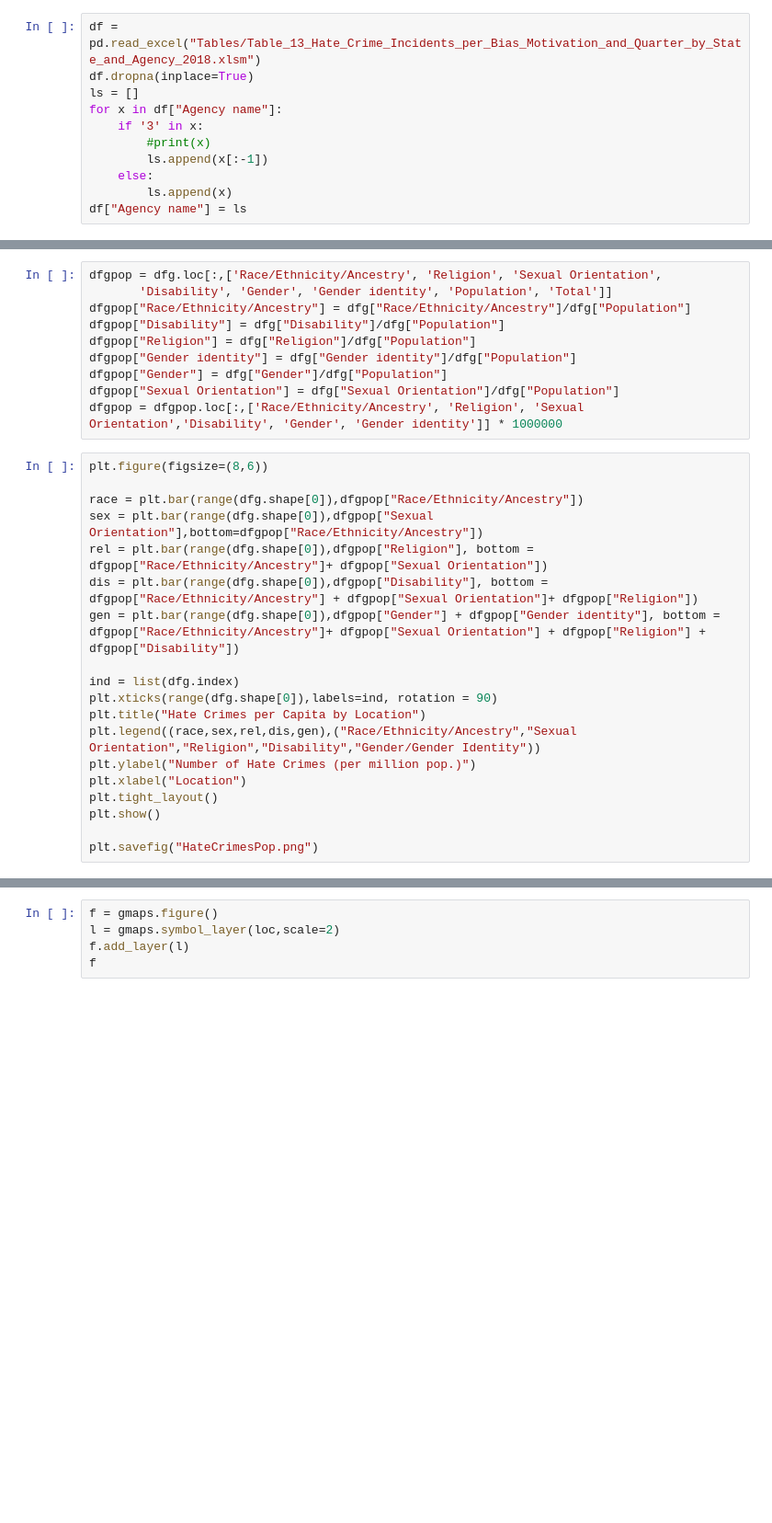
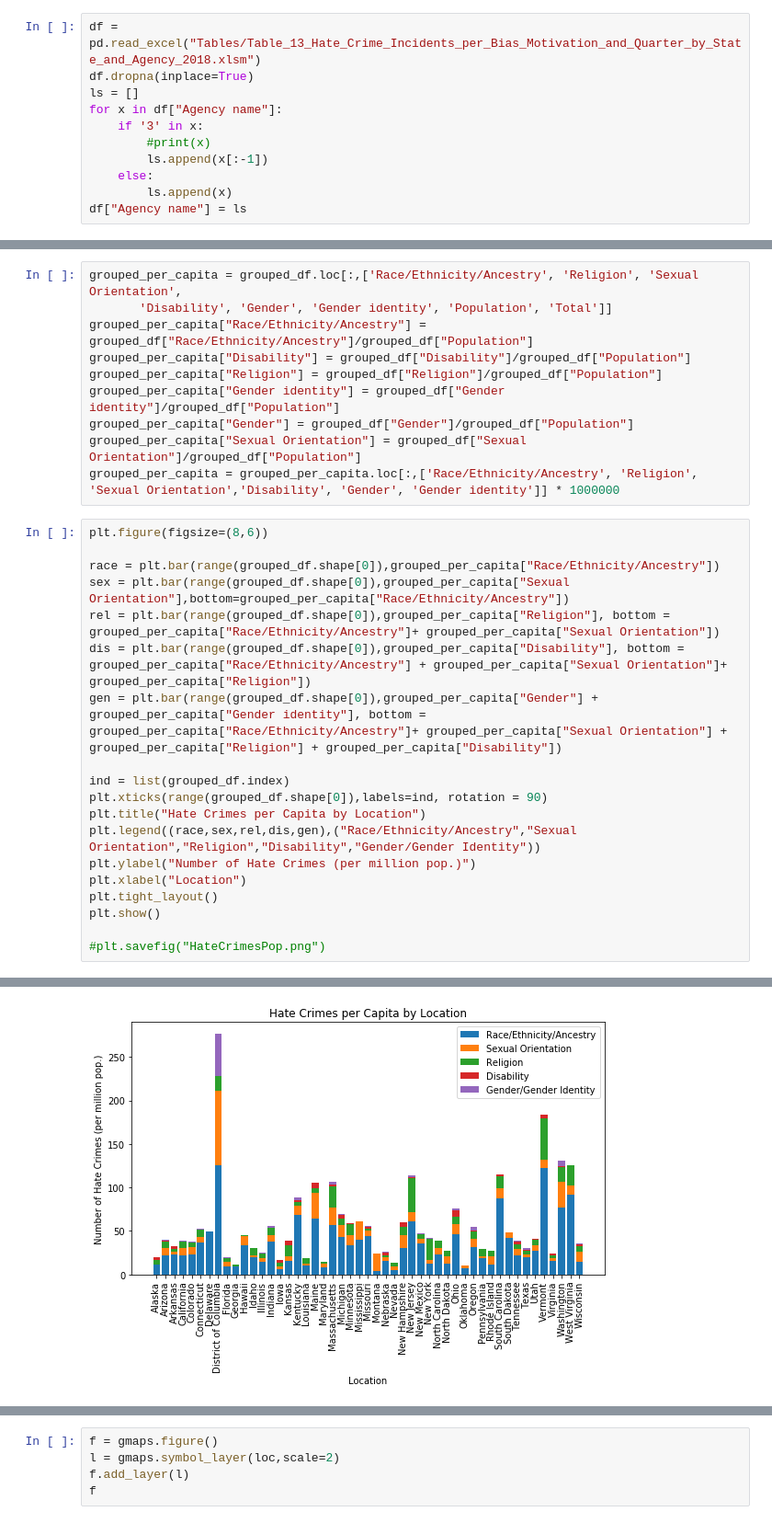
Before and after one commit to msheker/project1mmm, a Jupyter notebook: hatecrime.ipynb, the cells around one changed output, grey strips where cells are left out. Shown: that part at 92% size. Cells and saved outputs as stored; diff of their text form; blank space fills up the shorter version.

```diff
--- a/hatecrime.ipynb
+++ b/hatecrime.ipynb
@@ -116,24 +129,24 @@ plt.savefig("HateCrimesRelative.png")
 # %%
-dfgpop = dfg.loc[:,['Race/Ethnicity/Ancestry', 'Religion', 'Sexual Orientation',
+grouped_per_capita = grouped_df.loc[:,['Race/Ethnicity/Ancestry', 'Religion', 'Sexual Orientation',
        'Disability', 'Gender', 'Gender identity', 'Population', 'Total']]
-dfgpop["Race/Ethnicity/Ancestry"] = dfg["Race/Ethnicity/Ancestry"]/dfg["Population"]
-dfgpop["Disability"] = dfg["Disability"]/dfg["Population"]
-dfgpop["Religion"] = dfg["Religion"]/dfg["Population"]
-dfgpop["Gender identity"] = dfg["Gender identity"]/dfg["Population"]
-dfgpop["Gender"] = dfg["Gender"]/dfg["Population"]
-dfgpop["Sexual Orientation"] = dfg["Sexual Orientation"]/dfg["Population"]
-dfgpop = dfgpop.loc[:,['Race/Ethnicity/Ancestry', 'Religion', 'Sexual Orientation','Disability', 'Gender', 'Gender identity']] * 1000000
+grouped_per_capita["Race/Ethnicity/Ancestry"] = grouped_df["Race/Ethnicity/Ancestry"]/grouped_df["Population"]
+grouped_per_capita["Disability"] = grouped_df["Disability"]/grouped_df["Population"]
+grouped_per_capita["Religion"] = grouped_df["Religion"]/grouped_df["Population"]
+grouped_per_capita["Gender identity"] = grouped_df["Gender identity"]/grouped_df["Population"]
+grouped_per_capita["Gender"] = grouped_df["Gender"]/grouped_df["Population"]
+grouped_per_capita["Sexual Orientation"] = grouped_df["Sexual Orientation"]/grouped_df["Population"]
+grouped_per_capita = grouped_per_capita.loc[:,['Race/Ethnicity/Ancestry', 'Religion', 'Sexual Orientation','Disability', 'Gender', 'Gender identity']] * 1000000
 # %%
 plt.figure(figsize=(8,6))
 
-race = plt.bar(range(dfg.shape[0]),dfgpop["Race/Ethnicity/Ancestry"])
-sex = plt.bar(range(dfg.shape[0]),dfgpop["Sexual Orientation"],bottom=dfgpop["Race/Ethnicity/Ancestry"])
-rel = plt.bar(range(dfg.shape[0]),dfgpop["Religion"], bottom = dfgpop["Race/Ethnicity/Ancestry"]+ dfgpop["Sexual Orientation"])
-dis = plt.bar(range(dfg.shape[0]),dfgpop["Disability"], bottom = dfgpop["Race/Ethnicity/Ancestry"] + dfgpop["Sexual Orientation"]+ dfgpop["Religion"])
-gen = plt.bar(range(dfg.shape[0]),dfgpop["Gender"] + dfgpop["Gender identity"], bottom = dfgpop["Race/Ethnicity/Ancestry"]+ dfgpop["Sexual Orientation"] + dfgpop["Religion"] + dfgpop["Disability"])
+race = plt.bar(range(grouped_df.shape[0]),grouped_per_capita["Race/Ethnicity/Ancestry"])
+sex = plt.bar(range(grouped_df.shape[0]),grouped_per_capita["Sexual Orientation"],bottom=grouped_per_capita["Race/Ethnicity/Ancestry"])
+rel = plt.bar(range(grouped_df.shape[0]),grouped_per_capita["Religion"], bottom = grouped_per_capita["Race/Ethnicity/Ancestry"]+ grouped_per_capita["Sexual Orientation"])
+dis = plt.bar(range(grouped_df.shape[0]),grouped_per_capita["Disability"], bottom = grouped_per_capita["Race/Ethnicity/Ancestry"] + grouped_per_capita["Sexual Orientation"]+ grouped_per_capita["Religion"])
+gen = plt.bar(range(grouped_df.shape[0]),grouped_per_capita["Gender"] + grouped_per_capita["Gender identity"], bottom = grouped_per_capita["Race/Ethnicity/Ancestry"]+ grouped_per_capita["Sexual Orientation"] + grouped_per_capita["Religion"] + grouped_per_capita["Disability"])
 
-ind = list(dfg.index)
-plt.xticks(range(dfg.shape[0]),labels=ind, rotation = 90)
+ind = list(grouped_df.index)
+plt.xticks(range(grouped_df.shape[0]),labels=ind, rotation = 90)
 plt.title("Hate Crimes per Capita by Location")
 plt.legend((race,sex,rel,dis,gen),("Race/Ethnicity/Ancestry","Sexual Orientation","Religion","Disability","Gender/Gender Identity"))
 plt.ylabel("Number of Hate Crimes (per million pop.)")
@@ -141,5 +154,5 @@ plt.xlabel("Location")
 plt.tight_layout()
 plt.show()
 
-plt.savefig("HateCrimesPop.png")
+#plt.savefig("HateCrimesPop.png")
 # %% [output]
@@ -148 +159,2 @@ plt.savefig("HateCrimesPop.png")
+[figure, added]
 # %%
```
Also changed, not shown: parts of 27 cells of this notebook.
